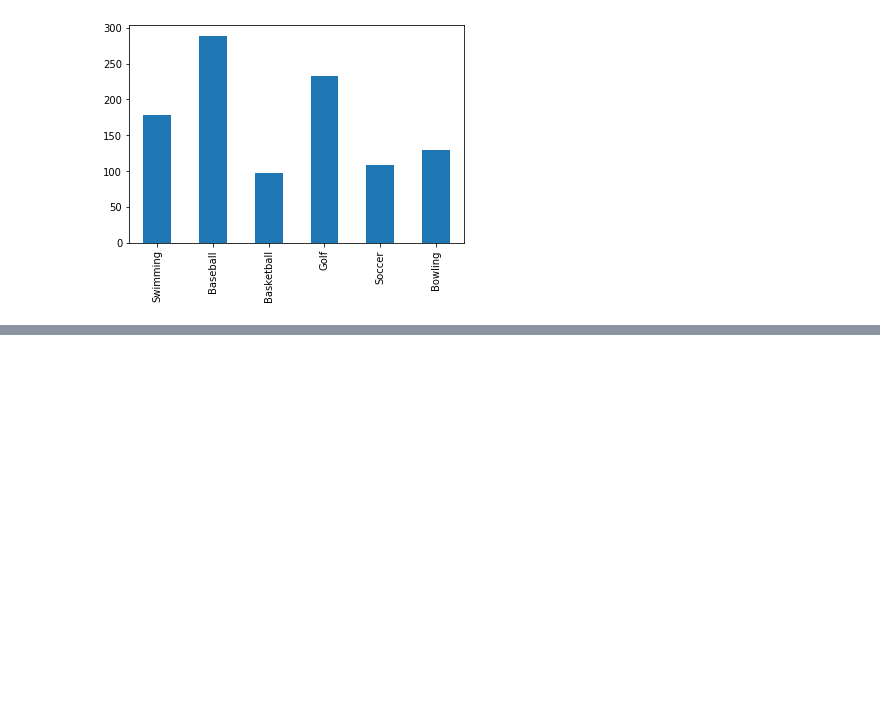
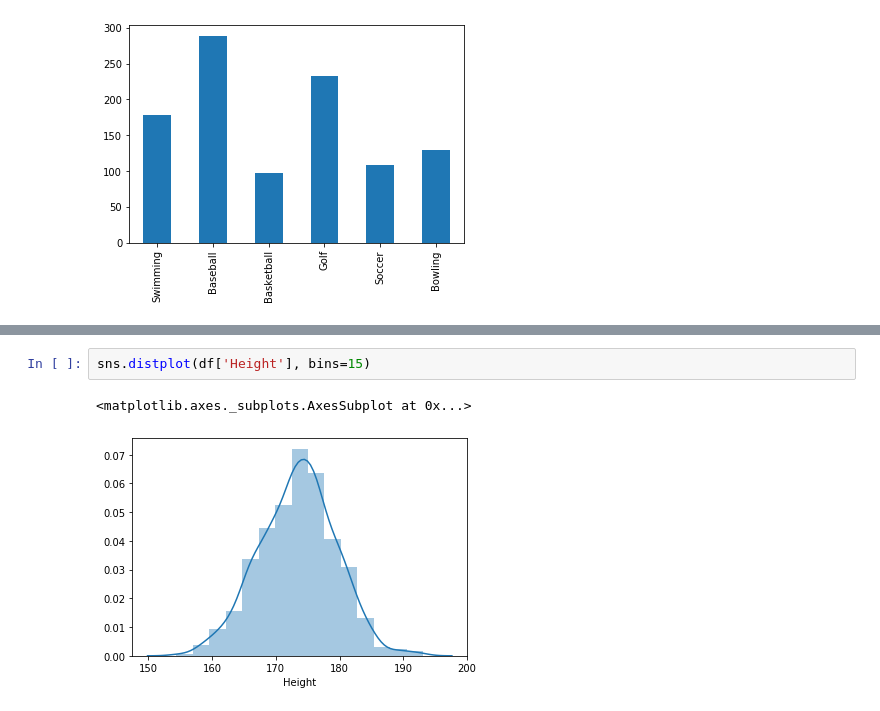
Before and after one commit to jaisuk/study, a Jupyter notebook: laboratory/data/visualisation.ipynb, the cells around one changed output, grey strips where cells are left out. Saved outputs shown, nothing was run; the diff lists cells and outputs as text; blank space fills up the shorter version.

```diff
--- a/laboratory/data/visualisation.ipynb
+++ b/laboratory/data/visualisation.ipynb
@@ -74,0 +124,5 @@ df2['Female'].plot(kind='bar')
+# %%
+sns.distplot(df['Height'], bins=15)
+# %% [output]
+<matplotlib.axes._subplots.AxesSubplot at 0x...>
+[figure, added]
```
Also changed, not shown: parts of 20 cells of this notebook.
